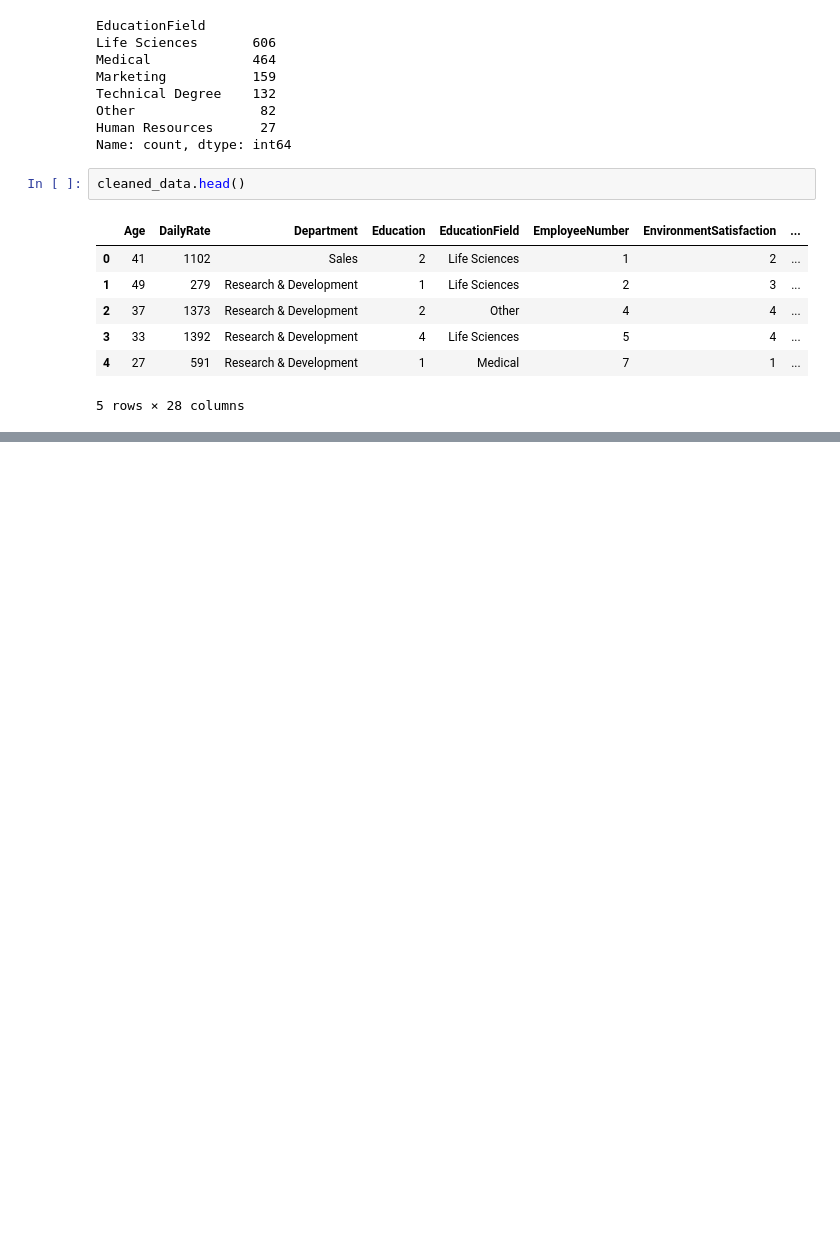
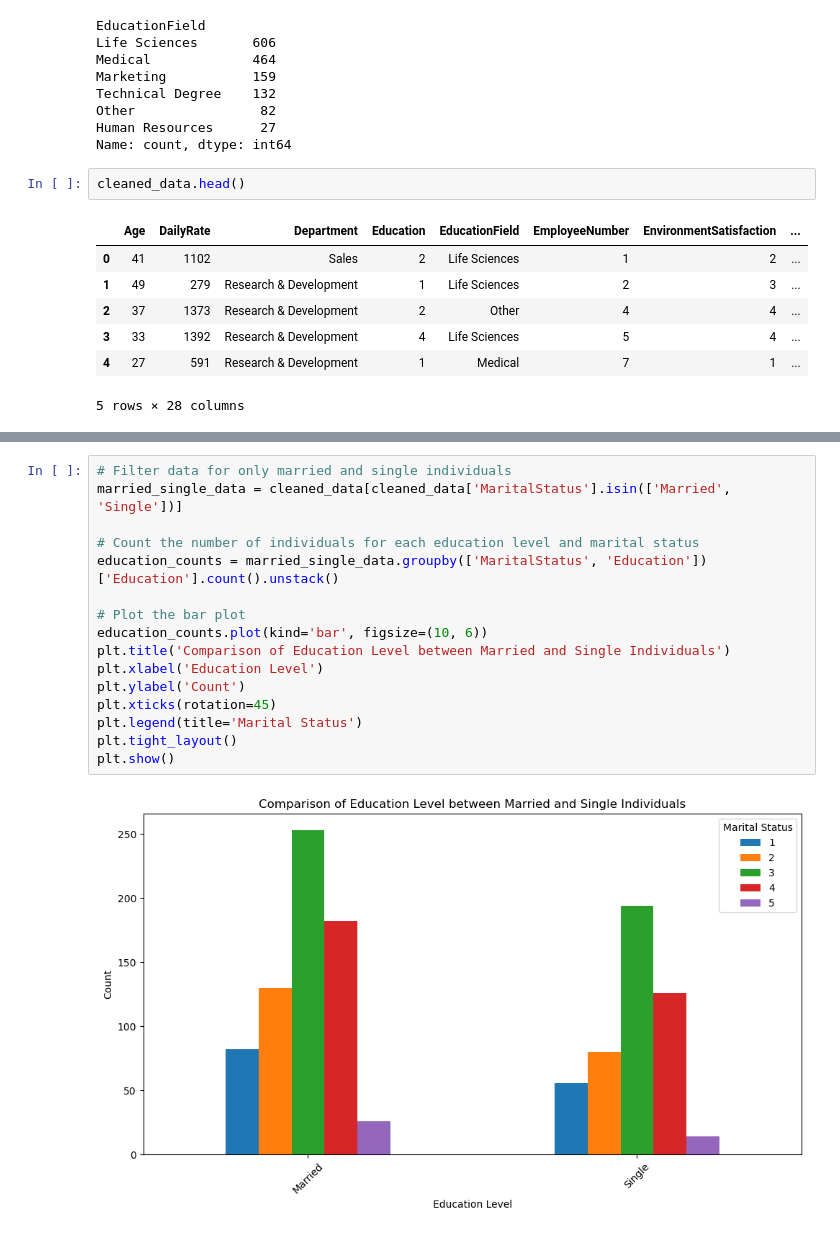
Before and after one commit to Amer4r/group-project-1, a Jupyter notebook: data_cleaning.ipynb, the cells around one changed output, grey strips where cells are left out. Drawn from its saved outputs; the diff is of its cells as text; blank space fills up the shorter version.

```diff
--- a/data_cleaning.ipynb
+++ b/data_cleaning.ipynb
@@ -196,0 +199,18 @@ plt.show()
+# %%
+# Filter data for only married and single individuals
+married_single_data = cleaned_data[cleaned_data['MaritalStatus'].isin(['Married', 'Single'])]
+
+# Count the number of individuals for each education level and marital status
+education_counts = married_single_data.groupby(['MaritalStatus', 'Education'])['Education'].count().unstack()
+
+# Plot the bar plot
+education_counts.plot(kind='bar', figsize=(10, 6))
+plt.title('Comparison of Education Level between Married and Single Individuals')
+plt.xlabel('Education Level')
+plt.ylabel('Count')
+plt.xticks(rotation=45)
+plt.legend(title='Marital Status')
+plt.tight_layout()
+plt.show()
+# %% [output]
+[figure, added]
```
Also changed, not shown: parts of 19 cells of this notebook.
